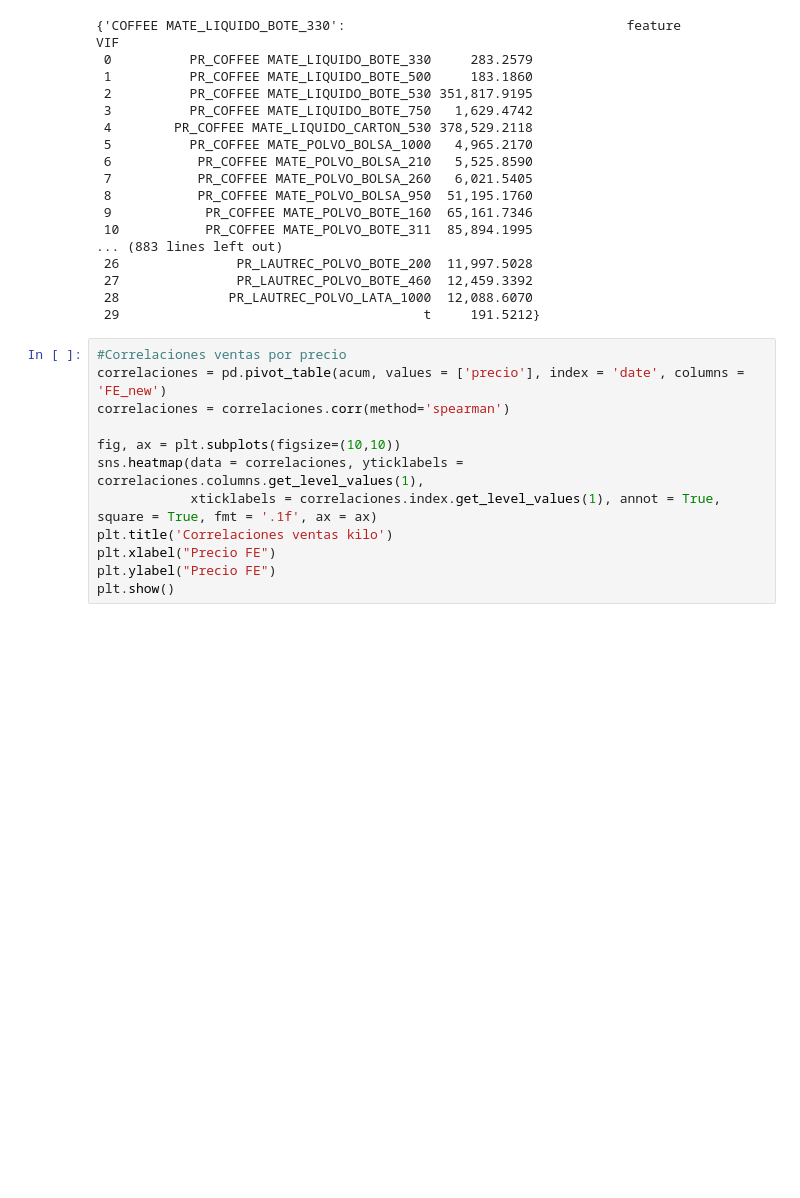
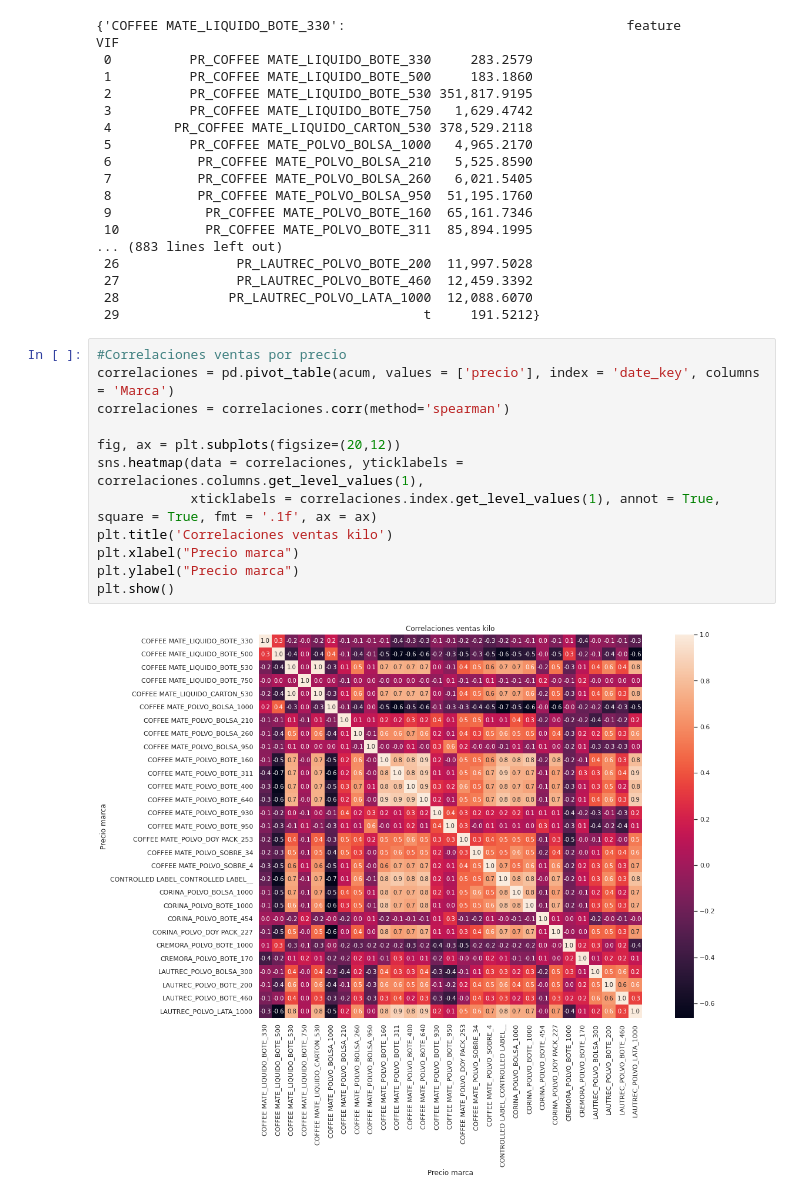
Before and after one commit to Lucio-MR/Elasticidades, a Jupyter notebook: Elasticidades_II.ipynb, the cells around one changed output. Saved outputs shown, nothing was run; the diff lists cells and outputs as text; blank space fills up the shorter version.

```diff
--- a/Elasticidades_II.ipynb
+++ b/Elasticidades_II.ipynb
@@ -1003,13 +994,15 @@ display(dic_vif)
  29                                       t     191.5212}
 # %%
 #Correlaciones ventas por precio
-correlaciones = pd.pivot_table(acum, values = ['precio'], index = 'date', columns = 'FE_new')
+correlaciones = pd.pivot_table(acum, values = ['precio'], index = 'date_key', columns = 'Marca')
 correlaciones = correlaciones.corr(method='spearman')
 
-fig, ax = plt.subplots(figsize=(10,10))
+fig, ax = plt.subplots(figsize=(20,12))
 sns.heatmap(data = correlaciones, yticklabels = correlaciones.columns.get_level_values(1),
             xticklabels = correlaciones.index.get_level_values(1), annot = True, square = True, fmt = '.1f', ax = ax)
 plt.title('Correlaciones ventas kilo')
-plt.xlabel("Precio FE")
-plt.ylabel("Precio FE")
+plt.xlabel("Precio marca")
+plt.ylabel("Precio marca")
 plt.show()
+# %% [output]
+[figure, added]
```
Also changed, not shown: parts of 3 cells of this notebook.
